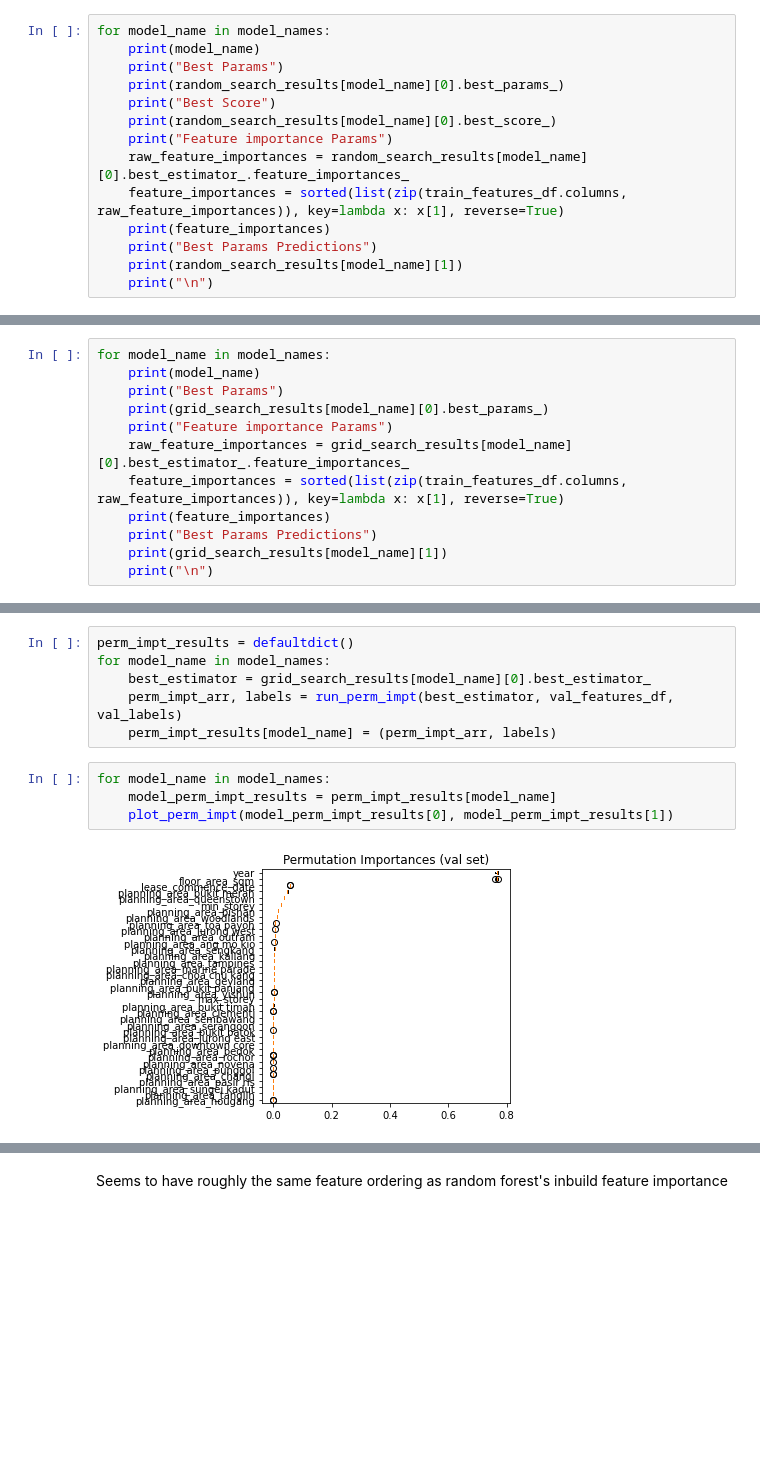
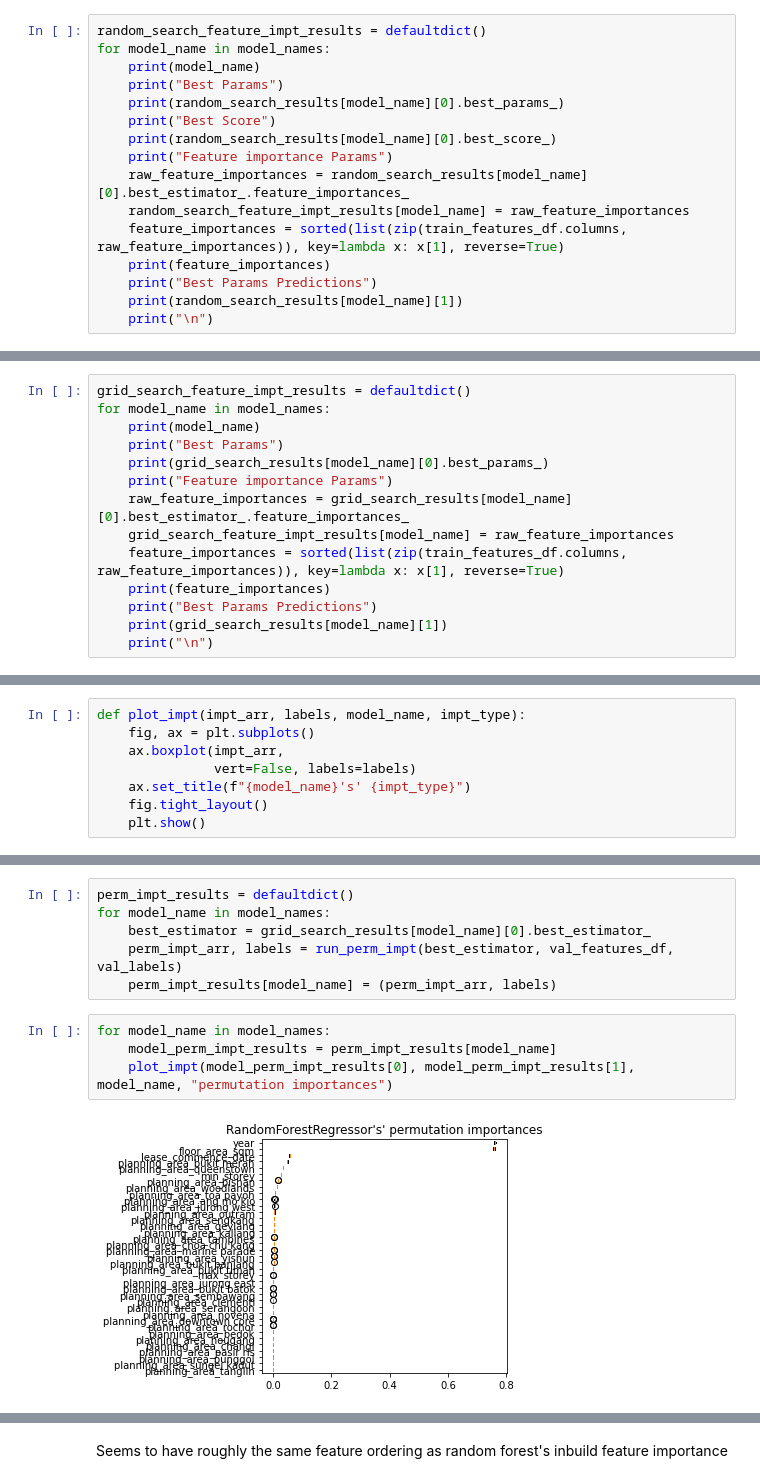
Before and after one commit to azmimr/ark_2021, a Jupyter notebook: notebooks/model.ipynb, the cells around one changed output, grey strips where cells are left out. Saved outputs shown, nothing was run; the diff lists cells and outputs as text; blank space fills up the shorter version.

Commit message:
add permutation importance

```diff
--- a/notebooks/model.ipynb
+++ b/notebooks/model.ipynb
@@ -305,6 +305,7 @@ random_search_results = run_search_on_multiple_models(models, model_names, rando
 Fitting 3 folds for each of 1 candidates, totalling 3 fits
 Fitting 3 folds for each of 1 candidates, totalling 3 fits
 # %%
+random_search_feature_impt_results = defaultdict()
 for model_name in model_names:
     print(model_name)
     print("Best Params")
@@ -313,6 +314,7 @@ for model_name in model_names:
     print(random_search_results[model_name][0].best_score_)
     print("Feature importance Params")
     raw_feature_importances = random_search_results[model_name][0].best_estimator_.feature_importances_
+    random_search_feature_impt_results[model_name] = raw_feature_importances
     feature_importances = sorted(list(zip(train_features_df.columns, raw_feature_importances)), key=lambda x: x[1], reverse=True)
     print(feature_importances)
     print("Best Params Predictions")
@@ -375,12 +363,14 @@ grid_search_results = run_search_on_multiple_models(models, model_names, grid_se
 Fitting 3 folds for each of 1 candidates, totalling 3 fits
 Fitting 3 folds for each of 1 candidates, totalling 3 fits
 # %%
+grid_search_feature_impt_results = defaultdict()
 for model_name in model_names:
     print(model_name)
     print("Best Params")
     print(grid_search_results[model_name][0].best_params_)
     print("Feature importance Params")
     raw_feature_importances = grid_search_results[model_name][0].best_estimator_.feature_importances_
+    grid_search_feature_impt_results[model_name] = raw_feature_importances
     feature_importances = sorted(list(zip(train_features_df.columns, raw_feature_importances)), key=lambda x: x[1], reverse=True)
     print(feature_importances)
     print("Best Params Predictions")
@@ -409,3 +399,11 @@ Best Params Predictions
 #### Feature Selection
 # %% [markdown]
 There is a sklearn webpage which highlighted that the impurity-based feature importance of RandomForestClassifier (I guess it applies to regressor to) can inflate the importance of the features with high cardinality. Furthermore, impurity-based importances are computed on training set statistics and therefore do not reflect the ability of feature to be useful to make predictions that generalize to the test set (when the model has enough capacity). The webpage suggests that Permutation Importances can be used as an alternative that can mitigate those limitations.
+# %%
+def plot_impt(impt_arr, labels, model_name, impt_type):
+    fig, ax = plt.subplots()
+    ax.boxplot(impt_arr,
+               vert=False, labels=labels)
+    ax.set_title(f"{model_name}'s' {impt_type}")
+    fig.tight_layout()
+    plt.show()
@@ -437,6 +429,6 @@ for model_name in model_names:
 # %%
 for model_name in model_names:
     model_perm_impt_results = perm_impt_results[model_name]
-    plot_perm_impt(model_perm_impt_results[0], model_perm_impt_results[1])
+    plot_impt(model_perm_impt_results[0], model_perm_impt_results[1], model_name, "permutation importances")
 # %% [output]
-[figure, old version]
+[figure, new version]
```
Also changed, not shown: parts of 11 cells of this notebook.
